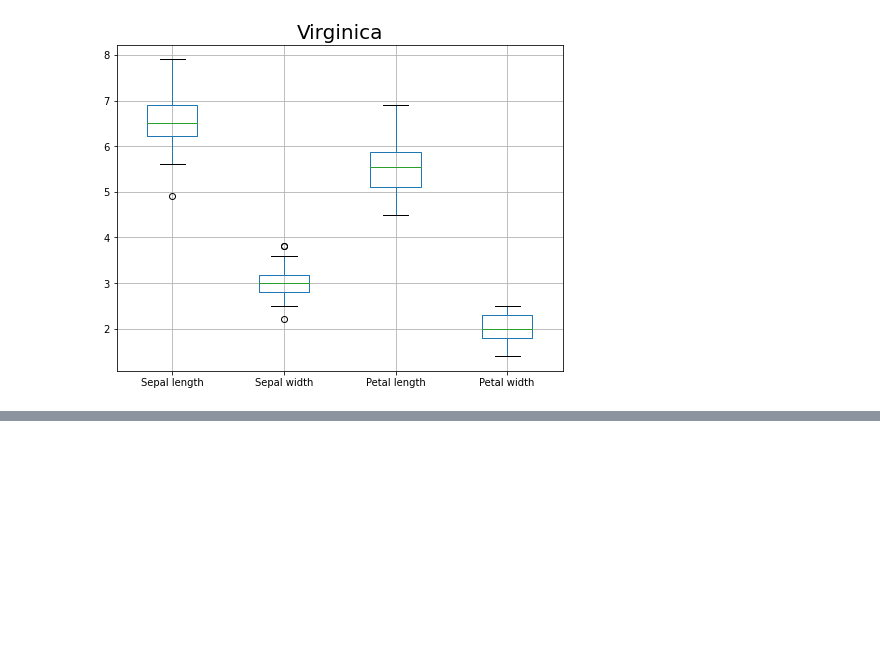
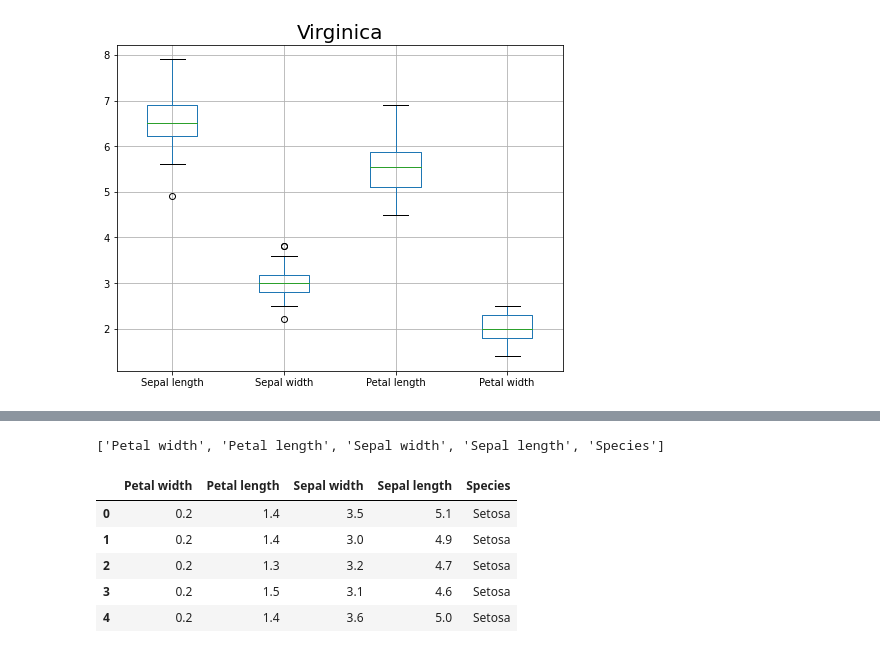
Before and after one commit to syedirfanx/data-comprehension, a Jupyter notebook: data-comprehension-using-python.ipynb, the cells around one changed output, grey strips where cells are left out. Saved outputs shown, nothing was run; the diff lists cells and outputs as text; code cells hidden in the pictures; blank space fills up the shorter version.

```diff
--- a/data-comprehension-using-python.ipynb
+++ b/data-comprehension-using-python.ipynb
@@ -304,0 +278,18 @@ plt.show()
+# %%
+# Permute randomly the columns list of Iris flower dataset
+colsN = np.random.permutation(cols)
+colsN = colsN.tolist()
+print (colsN)
+# %% [output]
+['Petal width', 'Petal length', 'Sepal width', 'Sepal length', 'Species']
+# %%
+# Create a new version of Iris flower dataset with permutated columns
+dataN = data[colsN]
+dataN.head()
+# %% [output]
+|  | Petal width | Petal length | Sepal width | Sepal length | Species |
+| 0 | 0.2 | 1.4 | 3.5 | 5.1 | Setosa |
+| 1 | 0.2 | 1.4 | 3.0 | 4.9 | Setosa |
+| 2 | 0.2 | 1.3 | 3.2 | 4.7 | Setosa |
+| 3 | 0.2 | 1.5 | 3.1 | 4.6 | Setosa |
+| 4 | 0.2 | 1.4 | 3.6 | 5.0 | Setosa |
```
Also changed, not shown: parts of 22 cells of this notebook.
